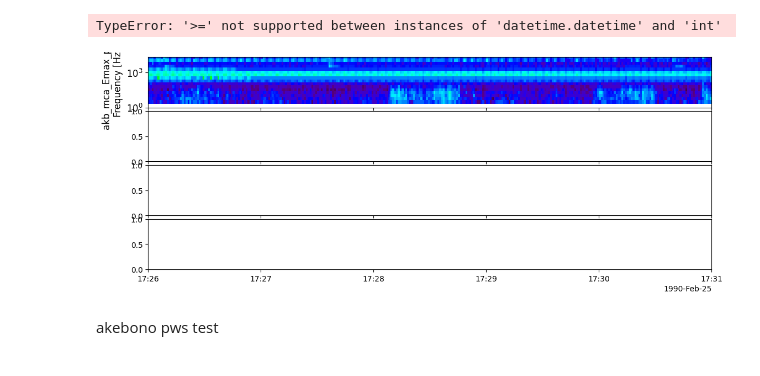
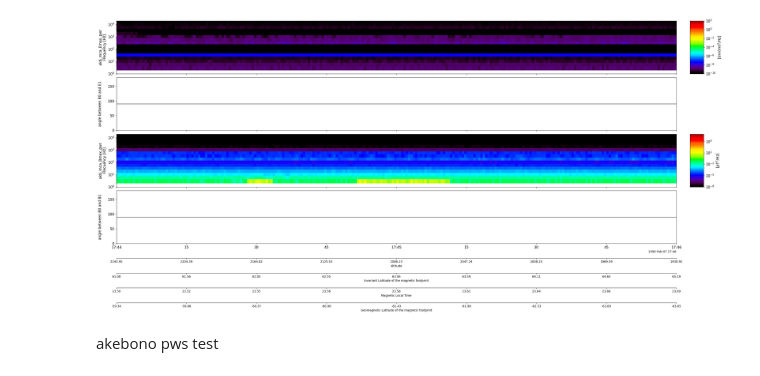
Before and after one commit to shuji-onosawa/akebono_analysis, a Jupyter notebook: src/Akebono_analysis.ipynb, the cells around one changed output. Drawn from its saved outputs; the diff is of its cells as text; code cells hidden in the pictures.

Commit message:
Add script to plot power-angle relation

```diff
--- a/src/Akebono_analysis.ipynb
+++ b/src/Akebono_analysis.ipynb
@@ -142,14 +233,14 @@ array([1, 2, 3])
 # %%
-trange = [date+' 17:26:00',
-          date+' 17:31:00']
-
+trange = [date+' 17:44:00',
+          date+' 17:46:00']
+import pytplot
 pytplot.tlimit(trange)
 pytplot.tplot(['akb_mca_Emax_pwr', 'angle_btwn_B0_Ey', 'akb_mca_Bmax_pwr', 'angle_btwn_B0_sBy'],
               var_label=['akb_orb_ALT', 'akb_orb_inv', 'akb_orb_MLT', 'akb_orb_fmlat'],
+              xsize=32, ysize=18,
               save_png='../plots/mca_spin_modulation/test'+trange[0])
 # %% [output]
-TypeError: '>=' not supported between instances of 'datetime.datetime' and 'int'
-[figure, old version]
+[figure, new version]
 # %%
 import cdflib
 import utilities
```
Also changed, not shown: parts of 23 cells of this notebook, 4 other files.
